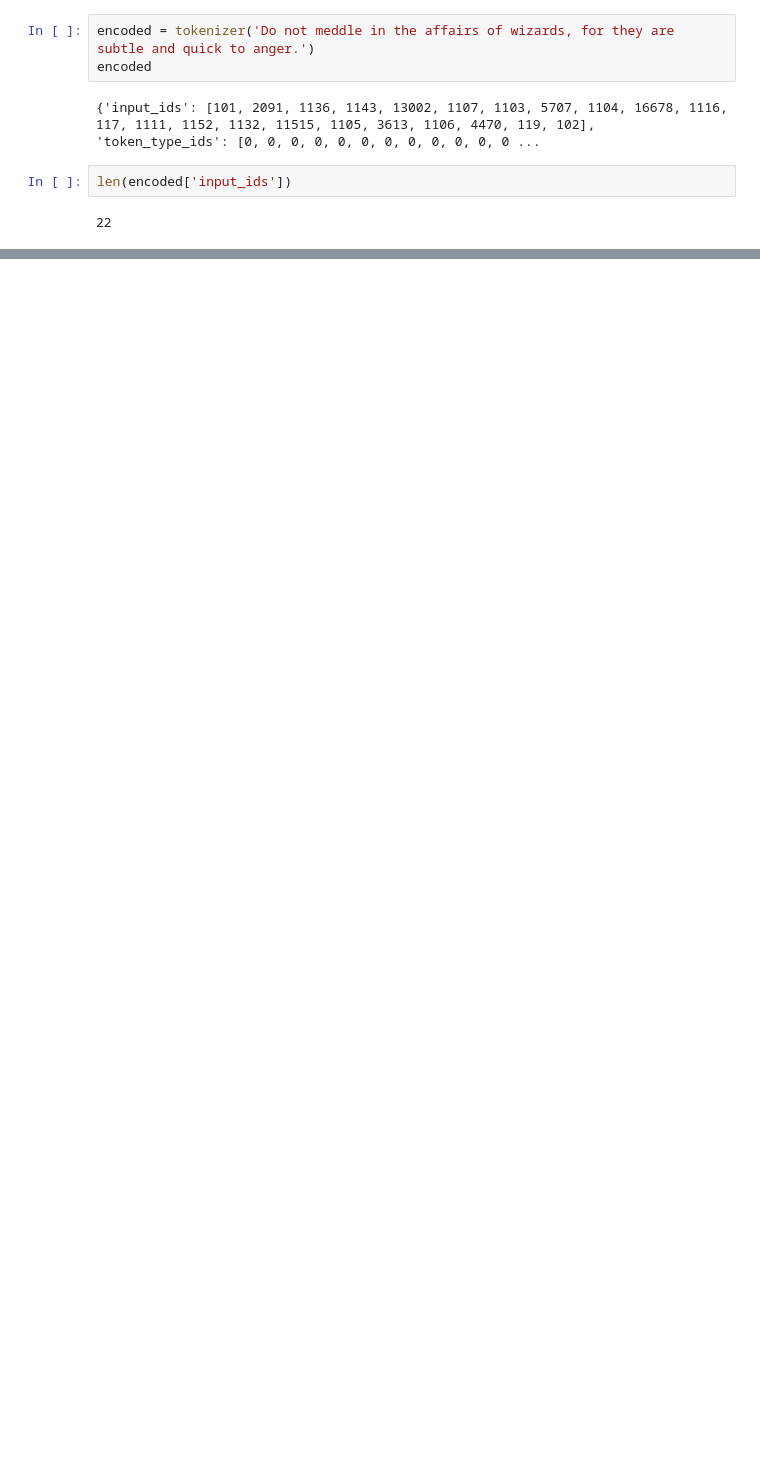
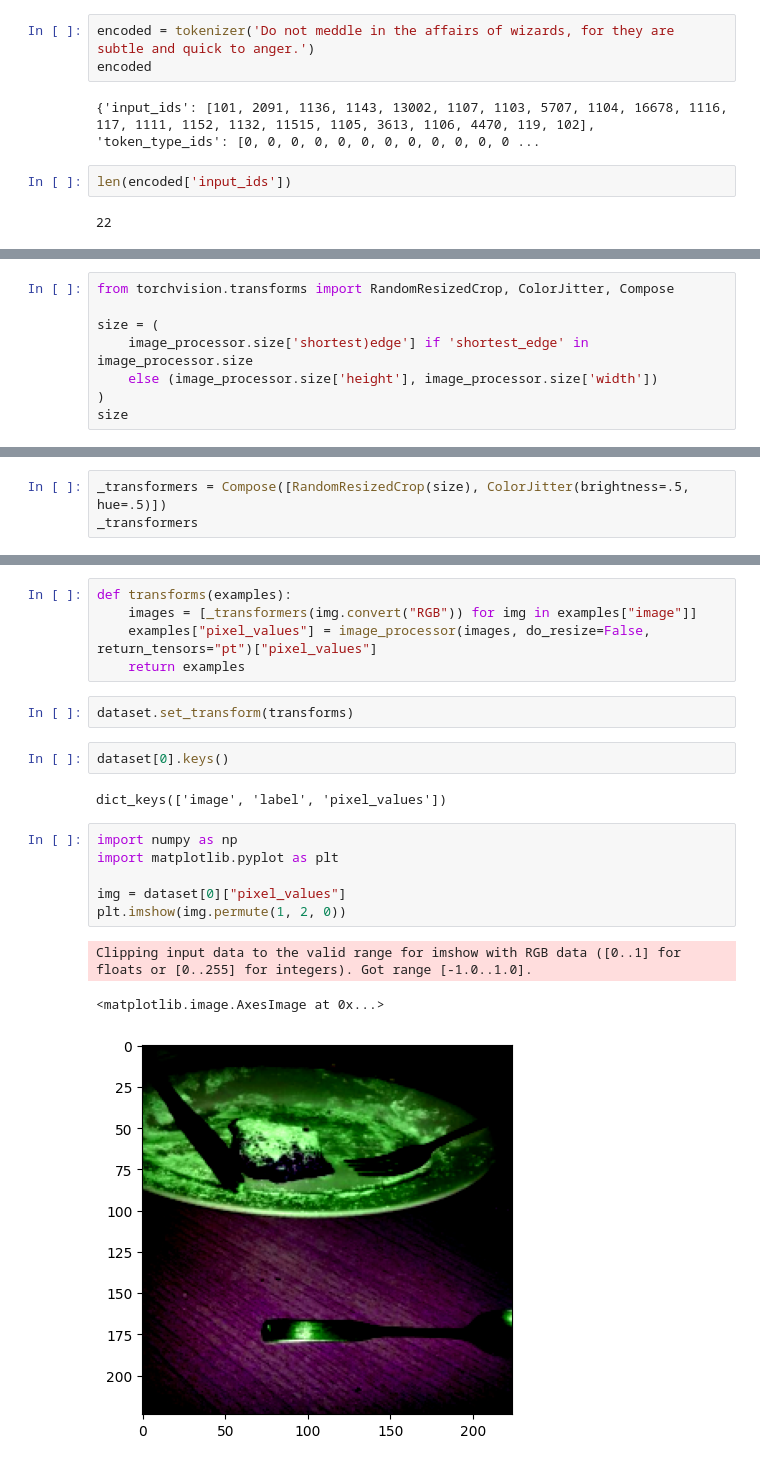
Before and after one commit to ruoyeruolan/documents, a Jupyter notebook: hgtransformers/preprocess.ipynb, the cells around one changed output, grey strips where cells are left out. Saved outputs shown, nothing was run; the diff lists cells and outputs as text; blank space fills up the shorter version.

```diff
--- a/hgtransformers/preprocess.ipynb
+++ b/hgtransformers/preprocess.ipynb
@@ -33,0 +91,8 @@ tokenizer.decode(encoded['input_ids'])
+# %%
+from torchvision.transforms import RandomResizedCrop, ColorJitter, Compose
+
+size = (
+    image_processor.size['shortest)edge'] if 'shortest_edge' in image_processor.size
+    else (image_processor.size['height'], image_processor.size['width'])
+)
+size
@@ -33,0 +101,3 @@ tokenizer.decode(encoded['input_ids'])
+# %%
+_transformers = Compose([RandomResizedCrop(size), ColorJitter(brightness=.5, hue=.5)])
+_transformers
@@ -33,0 +109,21 @@ tokenizer.decode(encoded['input_ids'])
+# %%
+def transforms(examples):
+    images = [_transformers(img.convert("RGB")) for img in examples["image"]]
+    examples["pixel_values"] = image_processor(images, do_resize=False, return_tensors="pt")["pixel_values"]
+    return examples
+# %%
+dataset.set_transform(transforms)
+# %%
+dataset[0].keys()
+# %% [output]
+dict_keys(['image', 'label', 'pixel_values'])
+# %%
+import numpy as np
+import matplotlib.pyplot as plt
+
+img = dataset[0]["pixel_values"]
+plt.imshow(img.permute(1, 2, 0))
+# %% [output]
+Clipping input data to the valid range for imshow with RGB data ([0..1] for floats or [0..255] for integers). Got range [-1.0..1.0].
+<matplotlib.image.AxesImage at 0x...>
+[figure, added]
```
Also changed, not shown: parts of 21 cells of this notebook, 1 other file.
